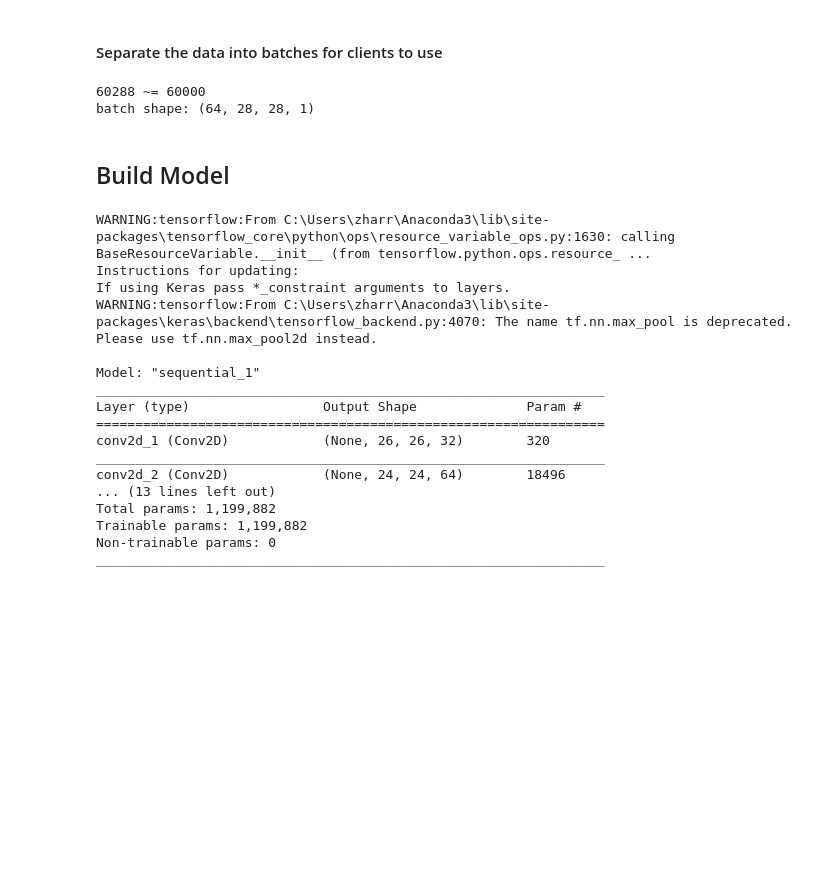
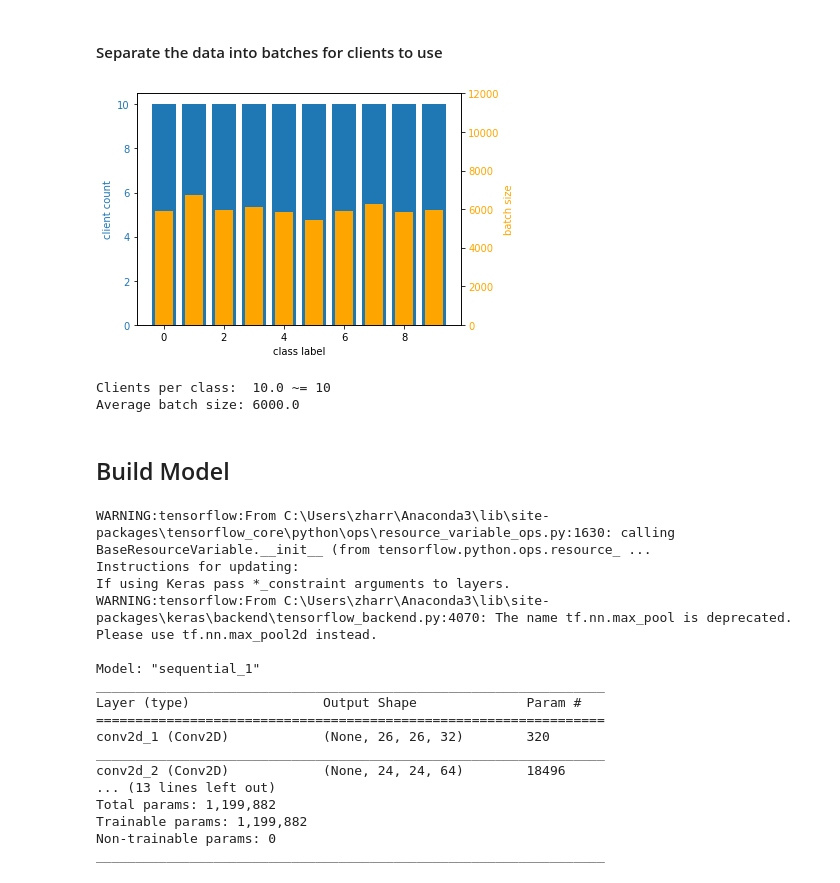
Before and after one commit to jzharris/209AS-Embedded-Security, a Jupyter notebook: main/split_learning/Split Learning.ipynb, the cells around one changed output. Saved outputs shown, nothing was run; the diff lists cells and outputs as text; code cells hidden in the pictures; blank space fills up the shorter version.

Commit message:
Fixing client number calculation

```diff
--- a/main/split_learning/Split Learning.ipynb
+++ b/main/split_learning/Split Learning.ipynb
@@ -174,30 +179,57 @@ plt.show()
 # %%
 # Separate the data into a long list of batches, each batch representing a client training with that batch of images.
 # After each batch, a new client will have the opportunity to train their batch of images.
 # Batches are shuffled to simulate many clients training the model at once.
 
+client_counts = {}
+batch_sizes = {}
 x_batches = []
 y_batches = []
 
 def ceil(a,b):
     return -(-a//b)
 
 for class_idx in range(len(x_train_seperated)):
     # Get batches from class data:
-    n_samples = len(x_train_seperated[class_idx])
-    better_batch_size = ceil(n_samples, ceil(n_samples, batch_size))
+    n_samples_per_class = len(x_train_seperated[class_idx])
+    samples_per_client = n_samples_per_class / clients_per_class
+    better_batch_size = int(math.ceil(samples_per_client))
 
-    for i in range(ceil(n_samples, better_batch_size)):
+    count = 0
+    for i in range(ceil(n_samples_per_class, better_batch_size)):
         x_batches.append((class_idx, x_train_seperated[class_idx][i * better_batch_size: (i+1) * better_batch_size]))
         y_batches.append((class_idx, y_train_seperated[class_idx][i * better_batch_size: (i+1) * better_batch_size]))
+        count += 1
+    client_counts[class_idx] = count
+    batch_sizes[class_idx] = n_samples_per_class
 
-# checks
-assert len(x_batches) == len(y_batches)
-print(len(x_batches) * batch_size, '~=', x_train.shape[0])
-print('batch shape:', x_batches[0][1].shape)
+# double check that the clients_per_class is upheld per class
+# (blue bars should be uniform, red should change according to class):
+fig, ax1 = plt.subplots()
+
+color = 'tab:blue'
+ax1.set_xlabel('class label')
+ax1.set_ylabel('client count', color=color)
+plt.bar(client_counts.keys(), [v for v in client_counts.values()], color=color)
+ax1.tick_params(axis='y', labelcolor=color)
+
+ax2 = ax1.twinx()  # instantiate a second axes that shares the same x-axis
+
+color = 'orange'
+ax2.set_ylabel('batch size', color=color)  # we already handled the x-label with ax1
+plt.bar(batch_sizes.keys(), [v for v in batch_sizes.values()], color=color, width=0.6)
+ax2.tick_params(axis='y', labelcolor=color)
+ax2.set_ylim(0, np.mean([v for v in batch_sizes.values()])*2)
+
+fig.tight_layout()  # otherwise the right y-label is slightly clipped
+plt.show()
+
+print('Clients per class:  {} ~= {}'.format(np.mean([v for v in client_counts.values()]), clients_per_class))
+print('Average batch size: {}'.format(np.mean([v for v in batch_sizes.values()])))
 # %% [output]
+[figure, added]
-60288 ~= 60000
-batch shape: (64, 28, 28, 1)
+Clients per class:  10.0 ~= 10
+Average batch size: 6000.0
 # %% [markdown]
 ## Build Model
 # %%
```
Also changed, not shown: parts of 4 cells of this notebook.
